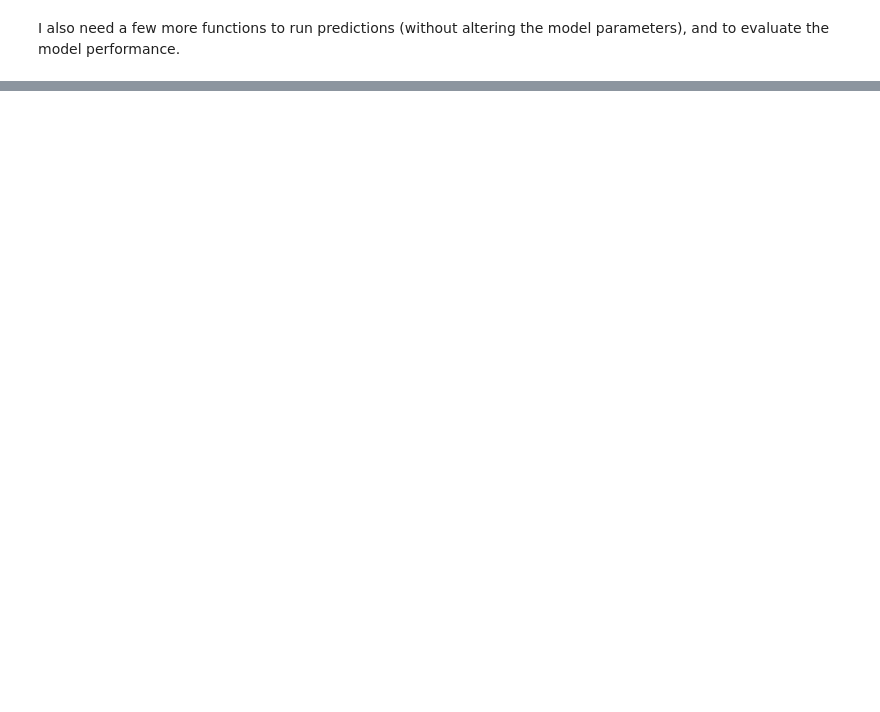
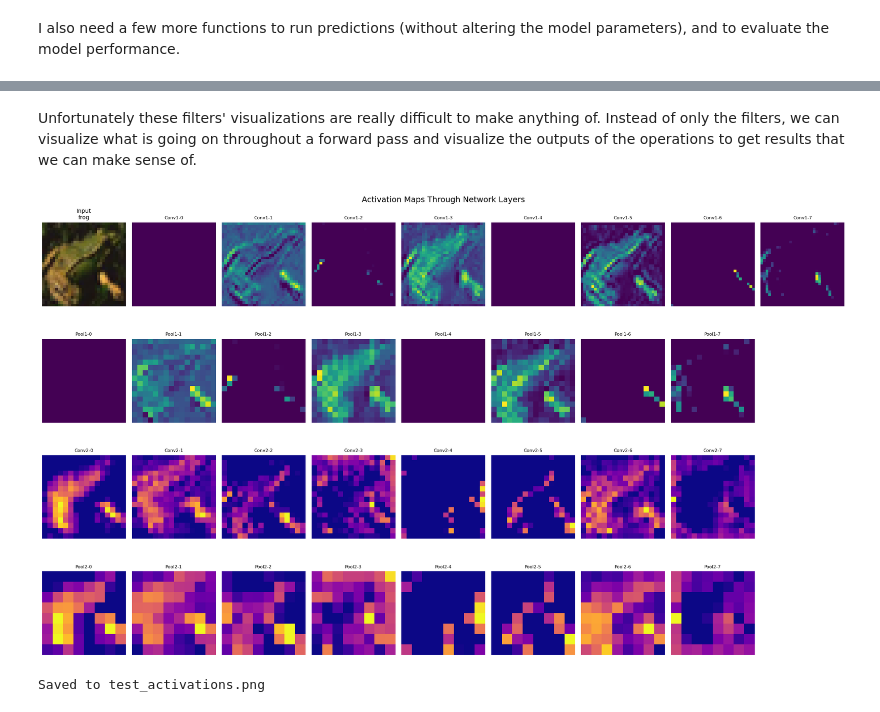
Before and after one commit to DoubleCyclone/CNN-From-Scratch, a Jupyter notebook: notebooks/CNN_From_Scratch.ipynb, the cells around one changed output, grey strips where cells are left out. Drawn from its saved outputs; the diff is of its cells as text; code cells hidden in the pictures; blank space fills up the shorter version.

```diff
--- a/notebooks/CNN_From_Scratch.ipynb
+++ b/notebooks/CNN_From_Scratch.ipynb
@@ -494,17 +579,15 @@ def conv_backward(dL_doutput, input_data, kernels, padding='same'):
   # Gradient w.r.t Kernels
   dL_dkernels = np.zeros_like(kernels)  # (num_filters, C_in, k_h, k_w)
 
+  dL_dkernels = np.zeros_like(kernels)
   # For each filter
   for f in range(num_filters):
-    # For each input channel
-    for c in range(C_in):
-      # For each position in kernel
-      for i in range(k_h):
-        for j in range(k_w):
-          # Extract the region of input that this kernel position saw
-          input_region = input_padded[:, c, i:i+H_out, j:j+W_out]  # (B, H_out, W_out)
-          # Gradient for this kernel weight is correlation with gradient
-          dL_dkernels[f, c, i, j] = np.sum(input_region * dL_doutput[:, f, :, :]) / B  # Average over batch
+    for i in range(k_h):
+      for j in range(k_w):
+        # Vectorized over channels and batch
+        input_region = input_padded[:, :, i:i+H_out, j:j+W_out]  # (B, C_in, H_out, W_out)
+        grad_region = dL_doutput[:, f:f+1, :, :]  # (B, 1, H_out, W_out)
+        dL_dkernels[f, :, i, j] = np.sum(input_region * grad_region, axis=(0, 2, 3)) / B
 
   # Gradient w.r.t Input
   # Need to "spread" gradient back through convolution
@@ -793,0 +1021,2 @@ calculate_accuracy(model_np, X_val_scaled[:1000], y_val_oh:1000)
+# %% [markdown]
+Unfortunately these filters' visualizations are really difficult to make anything of. Instead of only the filters, we can visualize what is going on throughout a forward pass and visualize the outputs of the operations to get results that we can make sense of.
@@ -793,0 +1082,7 @@ calculate_accuracy(model_np, X_val_scaled[:1000], y_val_oh:1000)
+# %%
+# Use it on a test image
+test_idx = 41
+visualize_activations(model_np, X_test_scaled[test_idx], y_test[test_idx], 'test_activations.png')
+# %% [output]
+[figure, added]
+Saved to test_activations.png
```
Also changed, not shown: parts of 29 cells of this notebook.
